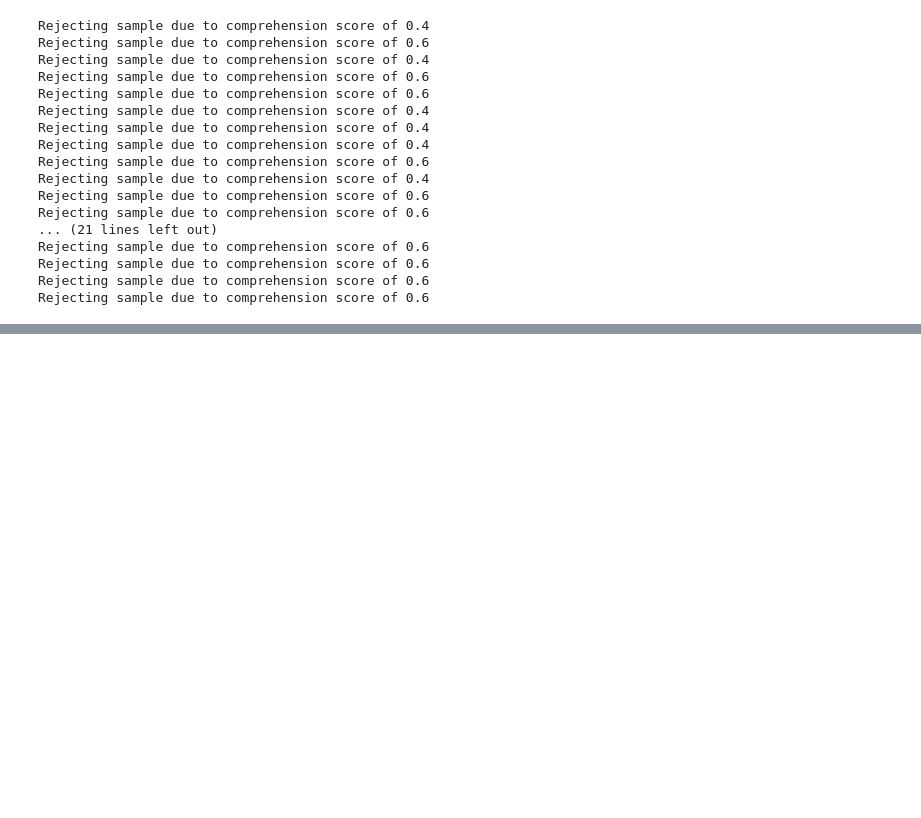
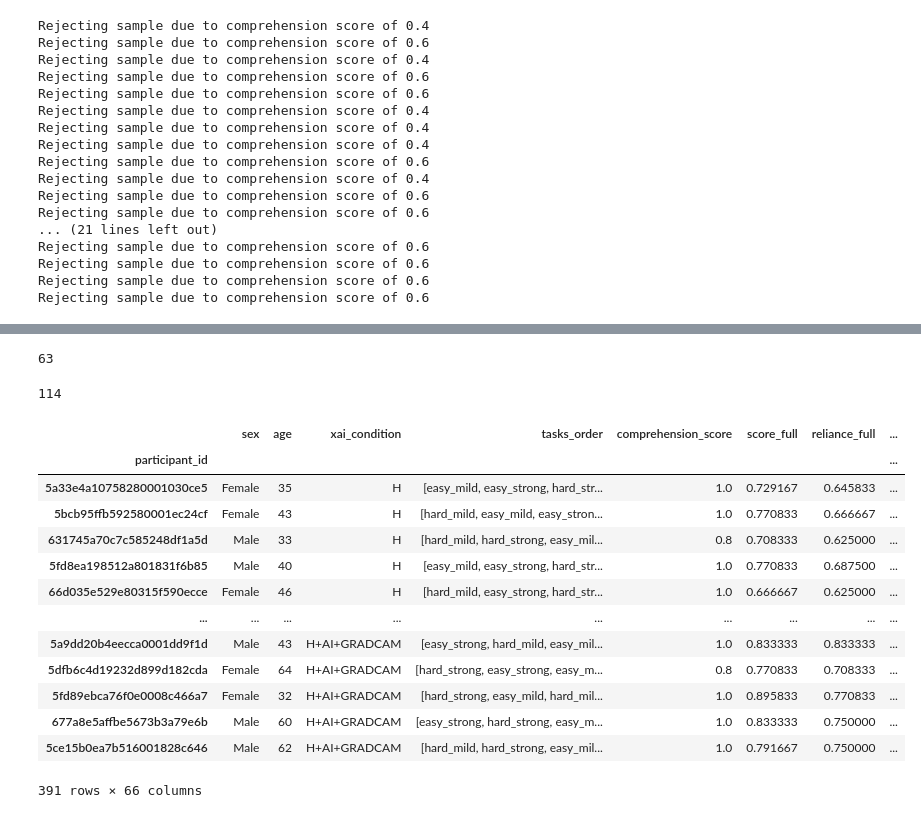
Before and after one commit to jules-leguy/xaipatimg, a Jupyter notebook: notebooks/results_analysis/03.01_finalexp_aggregate_data.ipynb, the cells around one changed output, grey strips where cells are left out. Cells and saved outputs as stored; diff of their text form; code cells hidden in the pictures; blank space fills up the shorter version.

```diff
--- a/notebooks/results_analysis/03.01_finalexp_aggregate_data.ipynb
+++ b/notebooks/results_analysis/03.01_finalexp_aggregate_data.ipynb
@@ -447,0 +815,12 @@ comprehension_score, _, _, _, _, _, _, _, _ = compute_scores(results_dir, result
+# %%
+count = 0
+to_remove = {}
+for i, row in df.iterrows():
+    a = row['user_decision_easy_mild']
+    b = row['user_decision_easy_strong']
+    c = row['user_decision_hard_mild']
+    d = row['user_decision_hard_strong']
+    if a == b or a == c or a == d or b == c or b == d or c == d:
+        print(i)
+        to_remove[i] = True
+        count += 1
@@ -447,0 +849,24 @@ comprehension_score, _, _, _, _, _, _, _, _ = compute_scores(results_dir, result
+# %%
+count = 0
+
+for i, row in df.iterrows():
+    a = row['answer_times_easy_mild']
+    b = row['answer_times_easy_strong']
+    c = row['answer_times_hard_mild']
+    d = row['answer_times_hard_strong']
+
+    if a == b or a == c or a == d or b == c or b == d or c == d:
+        print(i)
+        count += 1
+# %%
+count = 0
+
+for i, row in df.iterrows():
+    a = str(row['cogload_all_values_easy_mild'])
+    b = str(row['cogload_all_values_easy_strong'])
+    c = str(row['cogload_all_values_hard_mild'])
+    d = str(row['cogload_all_values_hard_strong'])
+    if a == b or a == c or a == d or b == c or b == d or c == d:
+        print(i)
+        to_remove[i] = True
+        count += 1
@@ -447,0 +891,31 @@ comprehension_score, _, _, _, _, _, _, _, _ = compute_scores(results_dir, result
+# %%
+count
+# %% [output]
+63
+# %%
+len(to_remove.keys())
+# %% [output]
+114
+# %%
+# List of keys to remove
+keys_to_remove = to_remove.keys()
+
+# Remove rows where "ID" is in keys_to_remove
+df_filtered = df[~df.index.isin(keys_to_remove)]
+# %%
+df_filtered
+# %% [output]
+|  | sex | age | xai_condition | tasks_order | comprehension_score | score_full | reliance_full | ... |
+| participant_id |  |  |  |  |  |  |  | ... |
+| 5a33e4a10758280001030ce5 | Female | 35 | H | [easy_mild, easy_strong, hard_str... | 1.0 | 0.729167 | 0.645833 | ... |
+| 5bcb95ffb592580001ec24cf | Female | 43 | H | [hard_mild, easy_mild, easy_stron... | 1.0 | 0.770833 | 0.666667 | ... |
+| 631745a70c7c585248df1a5d | Male | 33 | H | [hard_mild, hard_strong, easy_mil... | 0.8 | 0.708333 | 0.625000 | ... |
+| 5fd8ea198512a801831f6b85 | Male | 40 | H | [easy_mild, easy_strong, hard_str... | 1.0 | 0.770833 | 0.687500 | ... |
+| 66d035e529e80315f590ecce | Female | 46 | H | [hard_mild, easy_strong, hard_str... | 1.0 | 0.666667 | 0.625000 | ... |
+| ... | ... | ... | ... | ... | ... | ... | ... | ... |
+| 5a9dd20b4eecca0001dd9f1d | Male | 43 | H+AI+GRADCAM | [easy_strong, hard_mild, easy_mil... | 1.0 | 0.833333 | 0.833333 | ... |
+| 5dfb6c4d19232d899d182cda | Female | 64 | H+AI+GRADCAM | [hard_strong, easy_strong, easy_m... | 0.8 | 0.770833 | 0.708333 | ... |
+| 5fd89ebca76f0e0008c466a7 | Female | 32 | H+AI+GRADCAM | [hard_strong, easy_mild, hard_mil... | 1.0 | 0.895833 | 0.770833 | ... |
+| 677a8e5affbe5673b3a79e6b | Male | 60 | H+AI+GRADCAM | [easy_strong, hard_strong, easy_m... | 1.0 | 0.833333 | 0.750000 | ... |
+| 5ce15b0ea7b516001828c646 | Male | 62 | H+AI+GRADCAM | [hard_mild, hard_strong, easy_mil... | 1.0 | 0.791667 | 0.750000 | ... |
+391 rows × 66 columns
```
Also changed, not shown: parts of 33 cells of this notebook, 8 other files.
